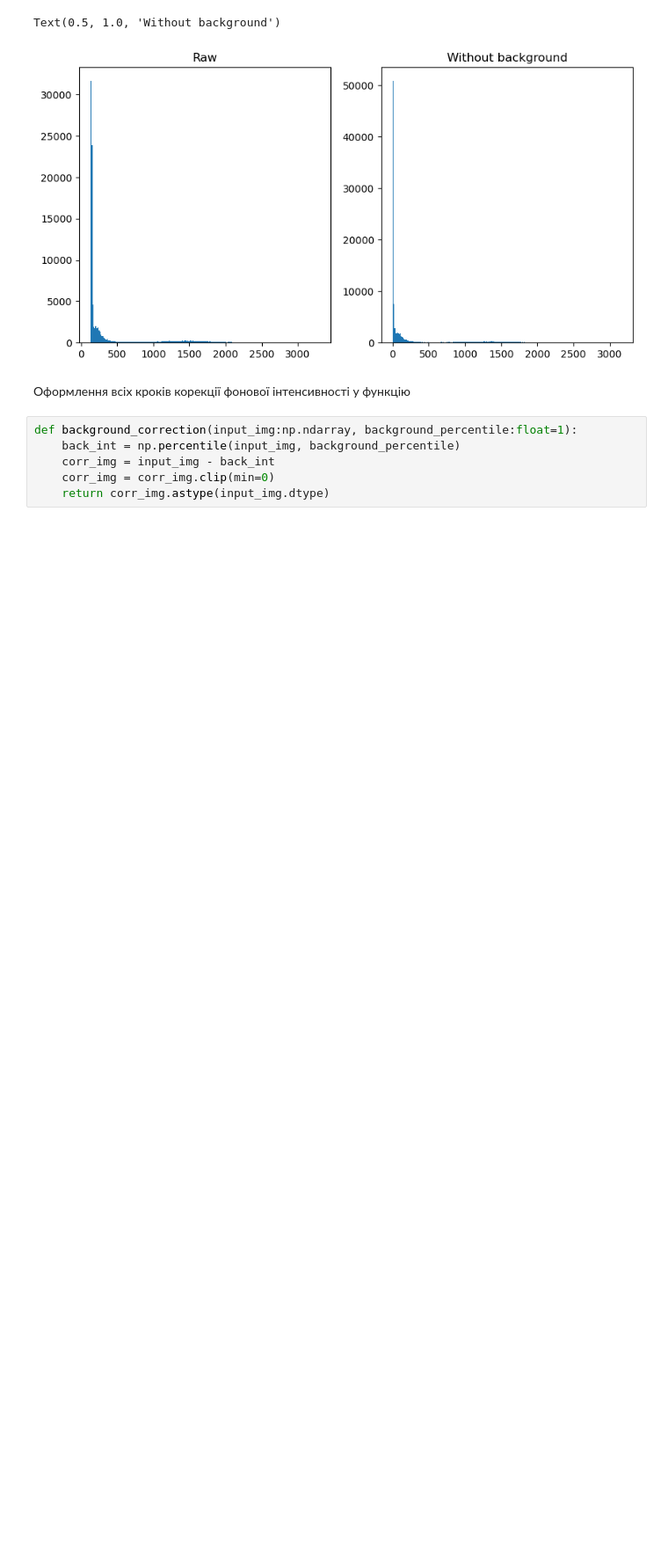
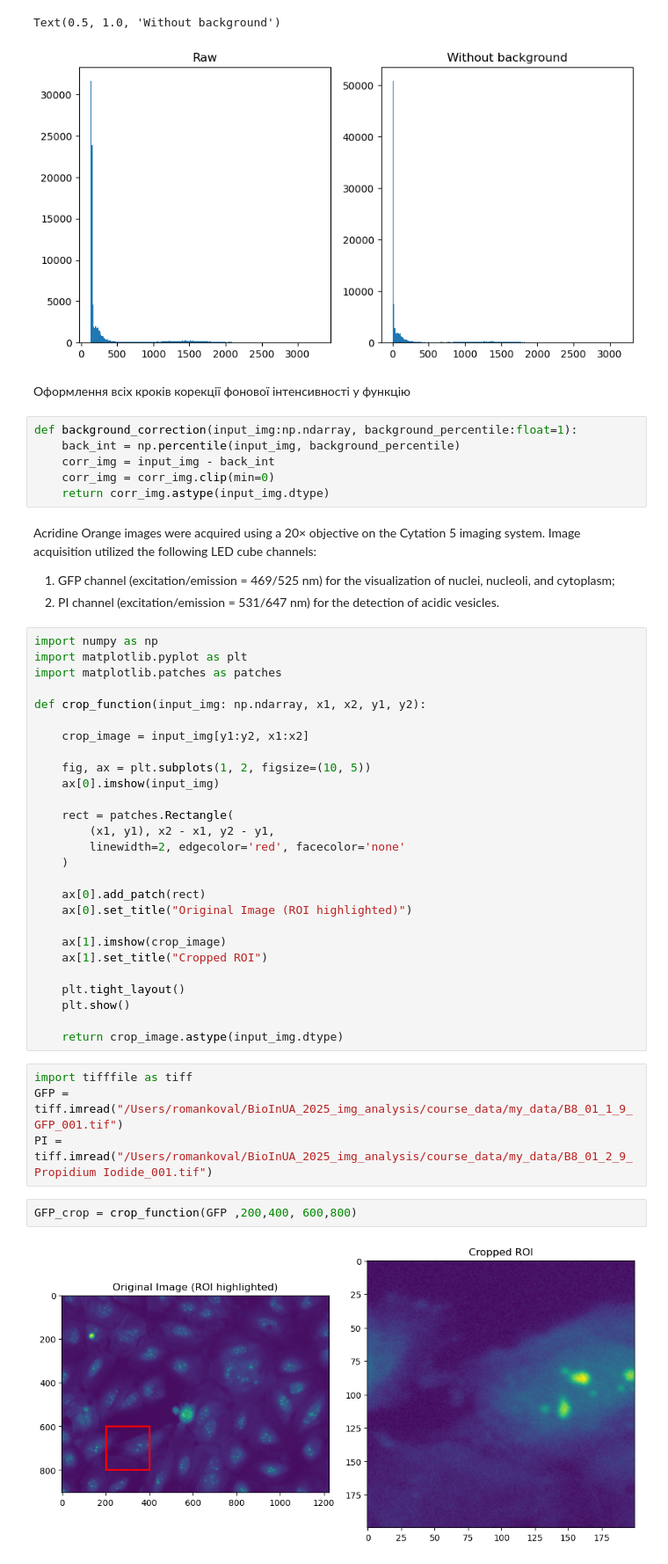
Before and after one commit to drBat1998/BioInUA_2025_img_analysis, a Jupyter notebook: course_data/playground.ipynb, the cells around one changed output. Shown at 88% size. Saved outputs shown, nothing was run; the diff lists cells and outputs as text; blank space fills up the shorter version.

```diff
--- a/course_data/1_img_as_arrays.ipynb
+++ b/course_data/playground.ipynb
@@ -311,3 +311,42 @@ def background_correction(input_img:np.ndarray, background_percentile:float=1):
     corr_img = input_img - back_int
     corr_img = corr_img.clip(min=0)
     return corr_img.astype(input_img.dtype)
+# %% [markdown]
+Acridine Orange images were acquired using a 20× objective on the Cytation 5 imaging system. Image acquisition utilized the following LED cube channels:
+1. GFP channel (excitation/emission = 469/525 nm) for the visualization of nuclei, nucleoli, and cytoplasm;
+2. PI channel (excitation/emission = 531/647 nm) for the detection of acidic vesicles.
+# %%
+import numpy as np
+import matplotlib.pyplot as plt
+import matplotlib.patches as patches
+
+def crop_function(input_img: np.ndarray, x1, x2, y1, y2):
+
+    crop_image = input_img[y1:y2, x1:x2]
+
+    fig, ax = plt.subplots(1, 2, figsize=(10, 5))
+    ax[0].imshow(input_img)
+
+    rect = patches.Rectangle(
+        (x1, y1), x2 - x1, y2 - y1,
+        linewidth=2, edgecolor='red', facecolor='none'
+    )
+
+    ax[0].add_patch(rect)
+    ax[0].set_title("Original Image (ROI highlighted)")
+
+    ax[1].imshow(crop_image)
+    ax[1].set_title("Cropped ROI")
+
+    plt.tight_layout()
+    plt.show()
+
+    return crop_image.astype(input_img.dtype)
+# %%
+import tifffile as tiff
+GFP =  tiff.imread("/Users/romankoval/BioInUA_2025_img_analysis/course_data/my_data/B8_01_1_9_GFP_001.tif")
+PI =  tiff.imread("/Users/romankoval/BioInUA_2025_img_analysis/course_data/my_data/B8_01_2_9_Propidium Iodide_001.tif")
+# %%
+GFP_crop = crop_function(GFP ,200,400, 600,800)
+# %% [output]
+[figure, added]
```
Also changed, not shown: parts of 2 cells of this notebook, 1 other file.
